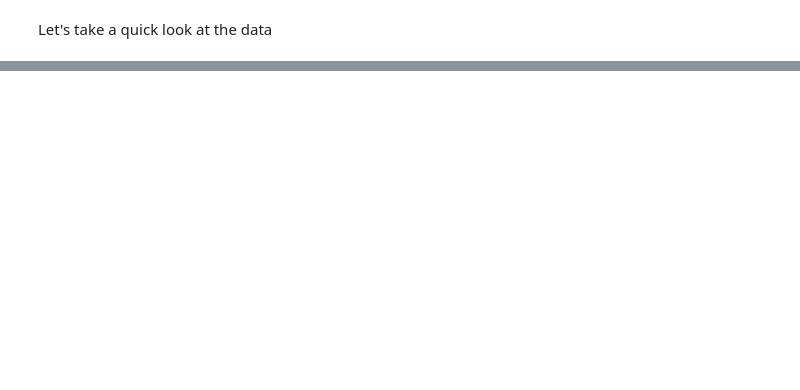
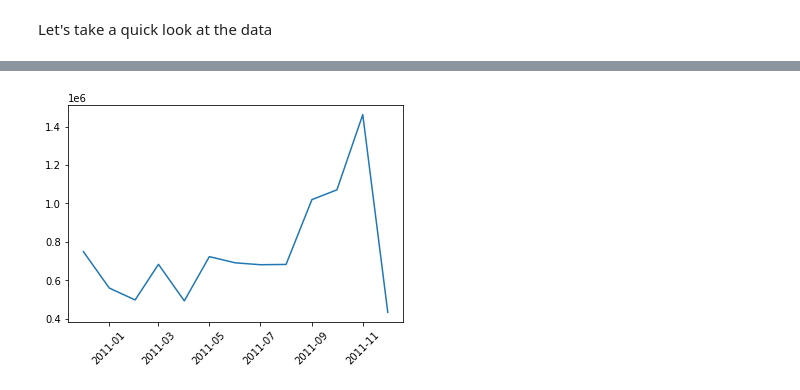
Before and after one commit to 56592aya/retail_crm, a Jupyter notebook: notebooks/exploration.ipynb, the cells around one changed output, grey strips where cells are left out. Saved outputs shown, nothing was run; the diff lists cells and outputs as text; code cells hidden in the pictures; blank space fills up the shorter version.

```diff
--- a/notebooks/exploration.ipynb
+++ b/notebooks/exploration.ipynb
@@ -17,0 +69,5 @@ data.head()
+# %%
+import datetime
+df.loc[:,'date'] = df['InvoiceDate'].apply(lambda x: datetime.datetime.strptime(x, '%m/%d/%Y %H:%M'))
+#or just
+#pd.to_datetime(df['InvoiceDate'])
@@ -17,0 +110,4 @@ data.head()
+# %%
+# first sort df by date
+df = df.sort_values(by='date')
+df
@@ -17,0 +128,3 @@ data.head()
+# %%
+df.loc[:,'revenue'] = df['UnitPrice']*df['Quantity']
+df
@@ -17,0 +145,3 @@ data.head()
+# %%
+monthly_revenues = df.resample('MS', on='date')['revenue'].agg('sum').reset_index() # MS=Month start
+monthly_revenues.rename(columns = {'date':'year_month'}, inplace=True)
@@ -17,0 +204,6 @@ data.head()
+# %%
+plt.figure()
+plt.plot(monthly_revenues['year_month'], monthly_revenues['revenue'])
+plt.xticks(rotation=45);
+# %% [output]
+[figure, added]
```
Also changed, not shown: parts of 22 cells of this notebook.
